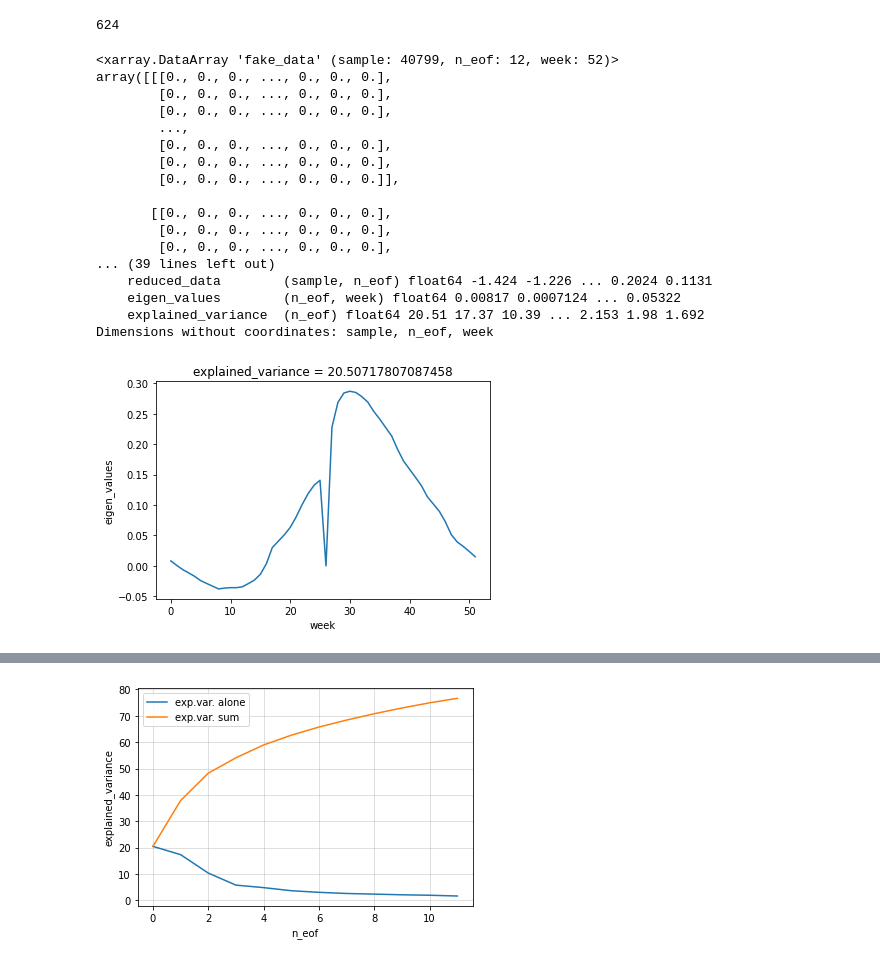
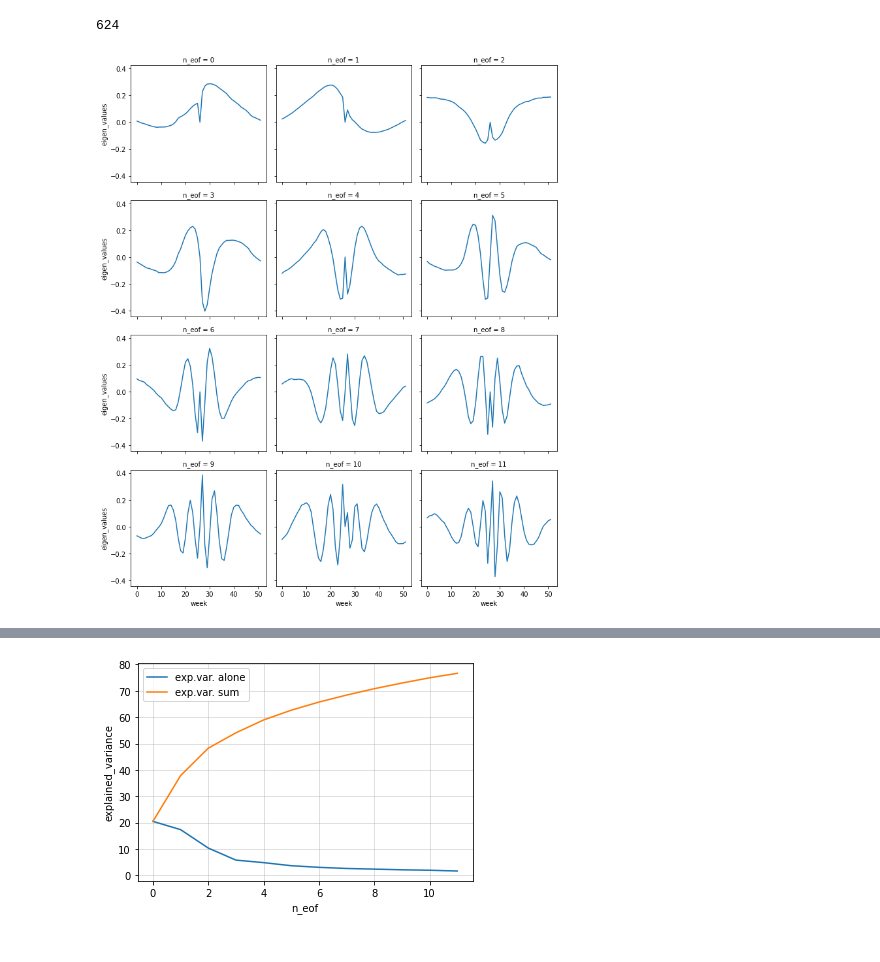
Before and after one commit to LilianG0/MLD-Project, a Jupyter notebook: Notebooks/PCA-2.ipynb, the cells around one changed output, grey strips where cells are left out. Saved outputs shown, nothing was run; the diff lists cells and outputs as text; code cells hidden in the pictures.

```diff
--- a/Notebooks/PCA-2.ipynb
+++ b/Notebooks/PCA-2.ipynb
@@ -889,28 +702,8 @@ result_ns['eigen_values'] = xr.DataArray(pca_ns.components_, dims=['n_eof', 'wee
                                   attrs={'comment': 'Principal axes in feature space, representing the directions of maximum variance in the data. The components are sorted by explained_variance_.'})
 result_ns['explained_variance'] = xr.DataArray(pca_ns.explained_variance_ratio_*100,
                                         dims=['n_eof'], attrs={'comment': 'Percentage of variance explained by each of the selected components'})
-# %%
-result_ns
-# %% [output]
-<xarray.DataArray 'fake_data' (sample: 40799, n_eof: 12, week: 52)>
-array([[[0., 0., 0., ..., 0., 0., 0.],
-        [0., 0., 0., ..., 0., 0., 0.],
-        [0., 0., 0., ..., 0., 0., 0.],
-        ...,
-        [0., 0., 0., ..., 0., 0., 0.],
-        [0., 0., 0., ..., 0., 0., 0.],
-        [0., 0., 0., ..., 0., 0., 0.]],
-
-       [[0., 0., 0., ..., 0., 0., 0.],
-        [0., 0., 0., ..., 0., 0., 0.],
-        [0., 0., 0., ..., 0., 0., 0.],
-... (39 lines left out)
-    reduced_data        (sample, n_eof) float64 -1.424 -1.226 ... 0.2024 0.1131
-    eigen_values        (n_eof, week) float64 0.00817 0.0007124 ... 0.05322
-    explained_variance  (n_eof) float64 20.51 17.37 10.39 ... 2.153 1.98 1.692
-Dimensions without coordinates: sample, n_eof, week
 # %%
-result_ns['eigen_values'][0].plot(hue='n_eof')
+result_ns['eigen_values'].plot(col="n_eof", col_wrap=3, hue='n_eof')
 plt.show()
 # %% [output]
-[figure, old version]
+[figure, new version]
```
Also changed, not shown: parts of 34 cells of this notebook.
